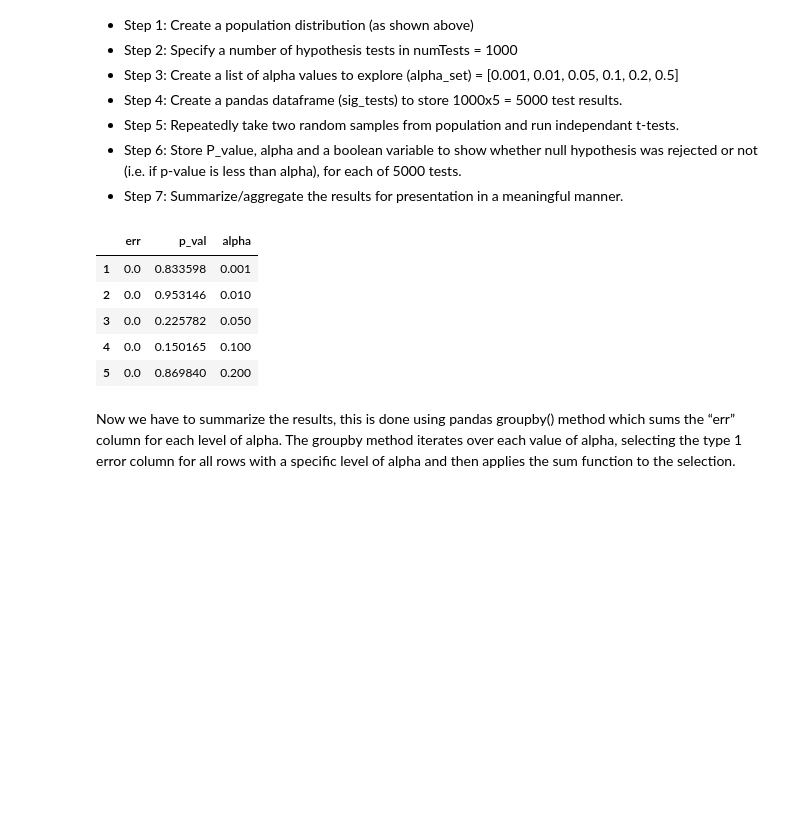
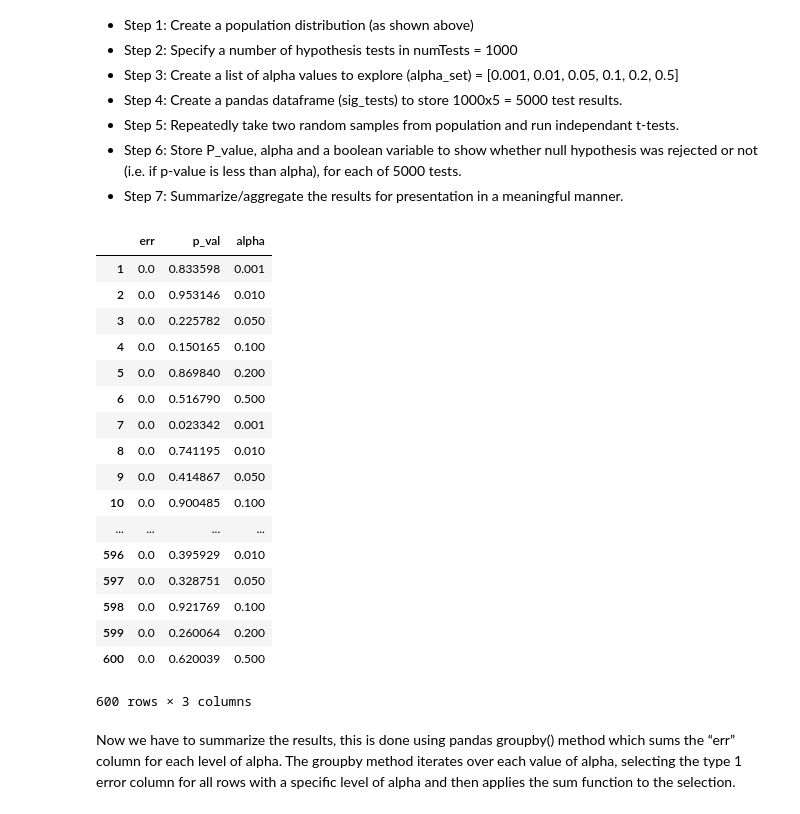
Before and after one commit to colemiller94/dsc-2-20-11type-1-and-type-2-errors-lab-nyc-ds-career-012819, a Jupyter notebook: index.ipynb, the cells around one changed output. Drawn from its saved outputs; the diff is of its cells as text; code cells hidden in the pictures; blank space fills up the shorter version.

```diff
--- a/index.ipynb
+++ b/index.ipynb
@@ -143,14 +143,26 @@ for i in range(1,numTests+1):
 
             counter += 1
 # %%
-sigTests.head()
+sigTests
 # %% [output]
 |  | err | p_val | alpha |
 | 1 | 0.0 | 0.833598 | 0.001 |
 | 2 | 0.0 | 0.953146 | 0.010 |
 | 3 | 0.0 | 0.225782 | 0.050 |
 | 4 | 0.0 | 0.150165 | 0.100 |
 | 5 | 0.0 | 0.869840 | 0.200 |
+| 6 | 0.0 | 0.516790 | 0.500 |
+| 7 | 0.0 | 0.023342 | 0.001 |
+| 8 | 0.0 | 0.741195 | 0.010 |
+| 9 | 0.0 | 0.414867 | 0.050 |
+| 10 | 0.0 | 0.900485 | 0.100 |
+| ... | ... | ... | ... |
+| 596 | 0.0 | 0.395929 | 0.010 |
+| 597 | 0.0 | 0.328751 | 0.050 |
+| 598 | 0.0 | 0.921769 | 0.100 |
+| 599 | 0.0 | 0.260064 | 0.200 |
+| 600 | 0.0 | 0.620039 | 0.500 |
+600 rows × 3 columns
 # %% [markdown]
 Now we have to summarize the results, this is done using pandas groupby() method which sums the “err” column for each level of alpha. The groupby method iterates over each value of alpha, selecting the type 1 error column for all rows with a specific level of alpha and then applies the sum function to the selection.
 # %%
```
